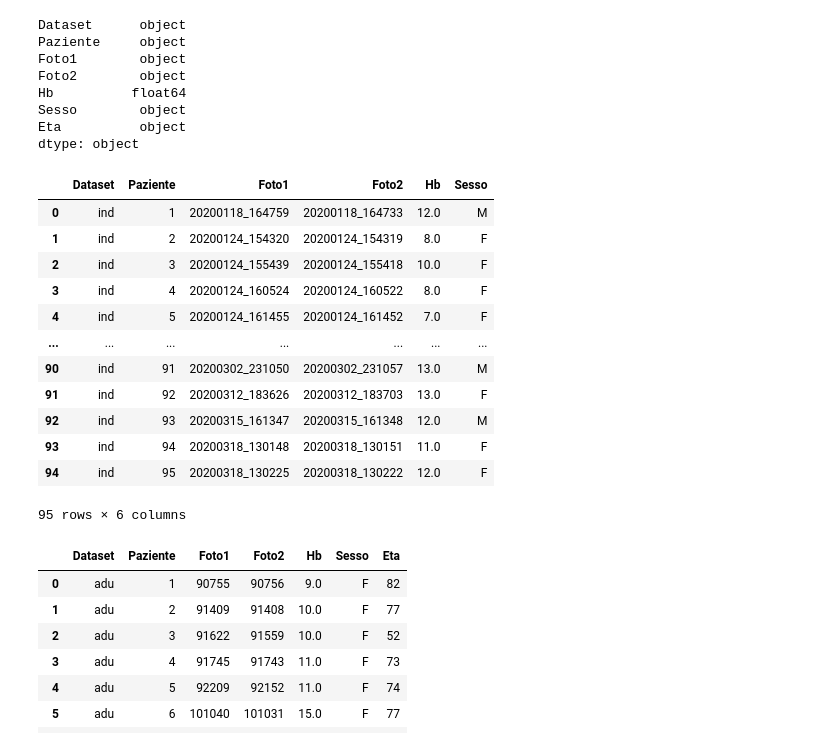
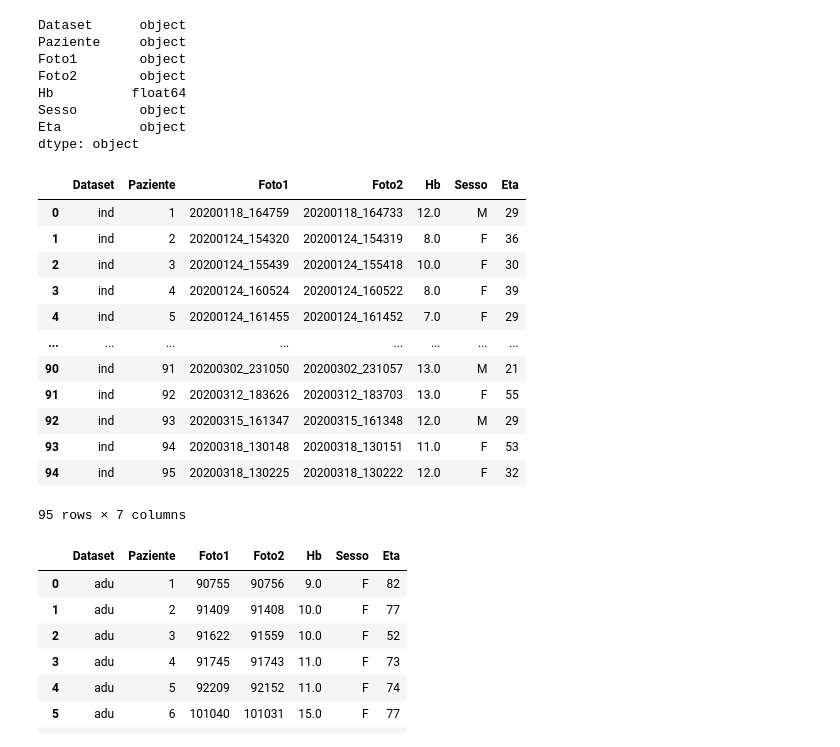
Before and after one commit to domenico1995/SM, a Jupyter notebook: SM.ipynb, the cells around one changed output. Drawn from its saved outputs; the diff is of its cells as text; code cells hidden in the pictures.

```diff
--- a/SM.ipynb
+++ b/SM.ipynb
@@ -111,34 +111,35 @@ for i in range(0, data.size, 1):
   if s[0] == "ind":
     d1.append(s[0]); d2.append(s[1]); d3.append(s[2]); d4.append(s[3]); d5.append(s[4])
     if len(s) > 5:
-      d6.append(s[6]);
+      d6.append(s[6]);d7.append(s[7])
     else:
       dt =str(data['dati'].iloc[i])
       s1 = dt.split(";")
-      d6.append(s1[2]);
+      d6.append(s1[2]);d7.append(s1[3])
 # %%
 dataset_indiano.insert(loc=0, column='Dataset', value=d1)
 dataset_indiano.insert(loc=1, column='Paziente', value=d2)
 dataset_indiano.insert(loc=2, column='Foto1', value=d3)
 dataset_indiano.insert(loc=3, column='Foto2', value=d4)
 dataset_indiano.insert(loc=4, column='Hb', value=d5)
 dataset_indiano.insert(loc=5, column='Sesso', value=d6 )
+dataset_indiano.insert(loc=6, column='Eta', value=d7 )
 dataset_indiano['Hb'] = dataset_indiano['Hb'].astype(float)
 dataset_indiano
 # %% [output]
-|  | Dataset | Paziente | Foto1 | Foto2 | Hb | Sesso |
-| 0 | ind | 1 | 20200118_164759 | 20200118_164733 | 12.0 | M |
-| 1 | ind | 2 | 20200124_154320 | 20200124_154319 | 8.0 | F |
-| 2 | ind | 3 | 20200124_155439 | 20200124_155418 | 10.0 | F |
-| 3 | ind | 4 | 20200124_160524 | 20200124_160522 | 8.0 | F |
-| 4 | ind | 5 | 20200124_161455 | 20200124_161452 | 7.0 | F |
-| ... | ... | ... | ... | ... | ... | ... |
-| 90 | ind | 91 | 20200302_231050 | 20200302_231057 | 13.0 | M |
-| 91 | ind | 92 | 20200312_183626 | 20200312_183703 | 13.0 | F |
-| 92 | ind | 93 | 20200315_161347 | 20200315_161348 | 12.0 | M |
-| 93 | ind | 94 | 20200318_130148 | 20200318_130151 | 11.0 | F |
-| 94 | ind | 95 | 20200318_130225 | 20200318_130222 | 12.0 | F |
+|  | Dataset | Paziente | Foto1 | Foto2 | Hb | Sesso | Eta |
+| 0 | ind | 1 | 20200118_164759 | 20200118_164733 | 12.0 | M | 29 |
+| 1 | ind | 2 | 20200124_154320 | 20200124_154319 | 8.0 | F | 36 |
+| 2 | ind | 3 | 20200124_155439 | 20200124_155418 | 10.0 | F | 30 |
+| 3 | ind | 4 | 20200124_160524 | 20200124_160522 | 8.0 | F | 39 |
+| 4 | ind | 5 | 20200124_161455 | 20200124_161452 | 7.0 | F | 29 |
+| ... | ... | ... | ... | ... | ... | ... | ... |
+| 90 | ind | 91 | 20200302_231050 | 20200302_231057 | 13.0 | M | 21 |
+| 91 | ind | 92 | 20200312_183626 | 20200312_183703 | 13.0 | F | 55 |
+| 92 | ind | 93 | 20200315_161347 | 20200315_161348 | 12.0 | M | 29 |
+| 93 | ind | 94 | 20200318_130148 | 20200318_130151 | 11.0 | F | 53 |
+| 94 | ind | 95 | 20200318_130225 | 20200318_130222 | 12.0 | F | 32 |
-95 rows × 6 columns
+95 rows × 7 columns
 # %%
 dataset_adu = pd.DataFrame()
 dataset_adu.columns = []
```
Also changed, not shown: parts of 5 cells of this notebook.
